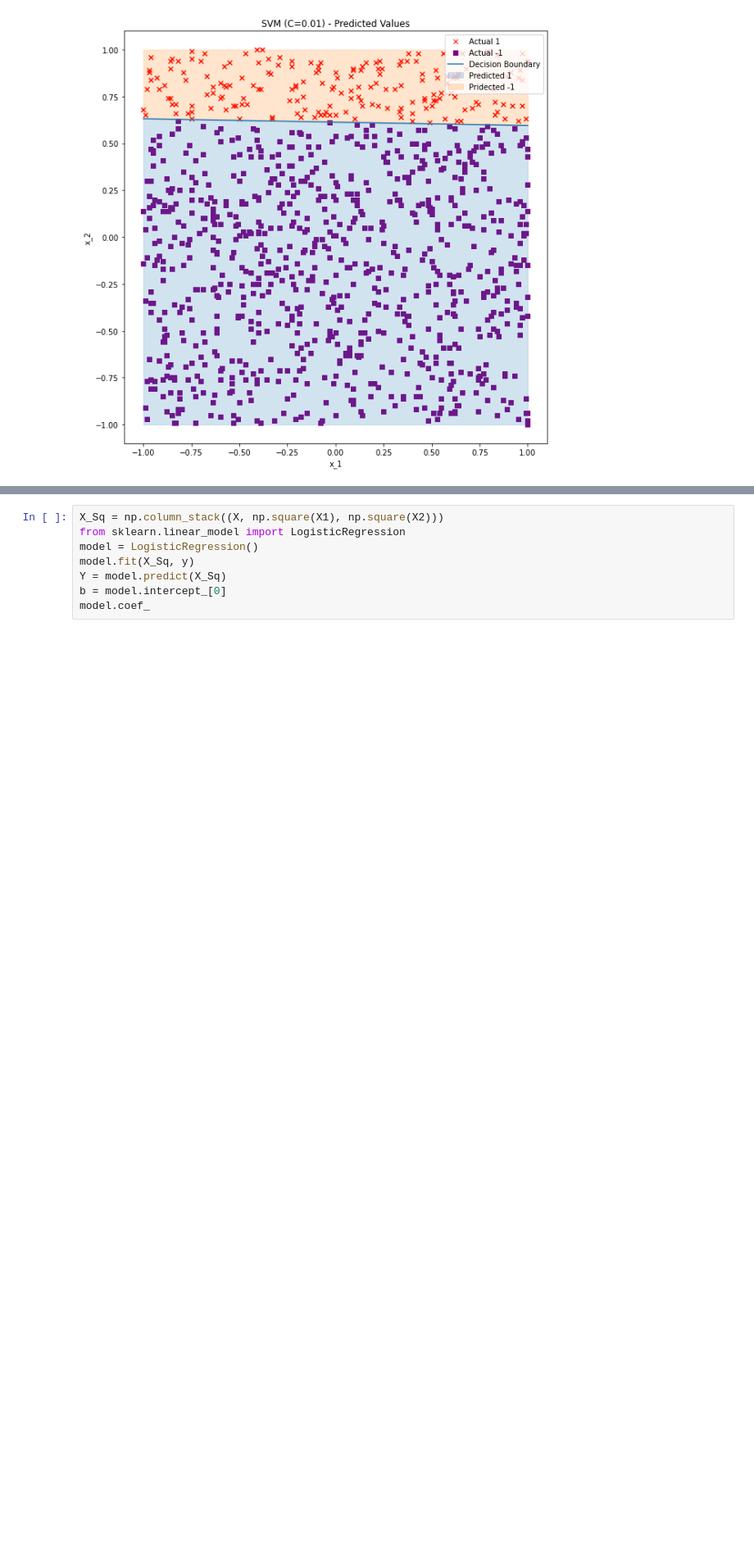
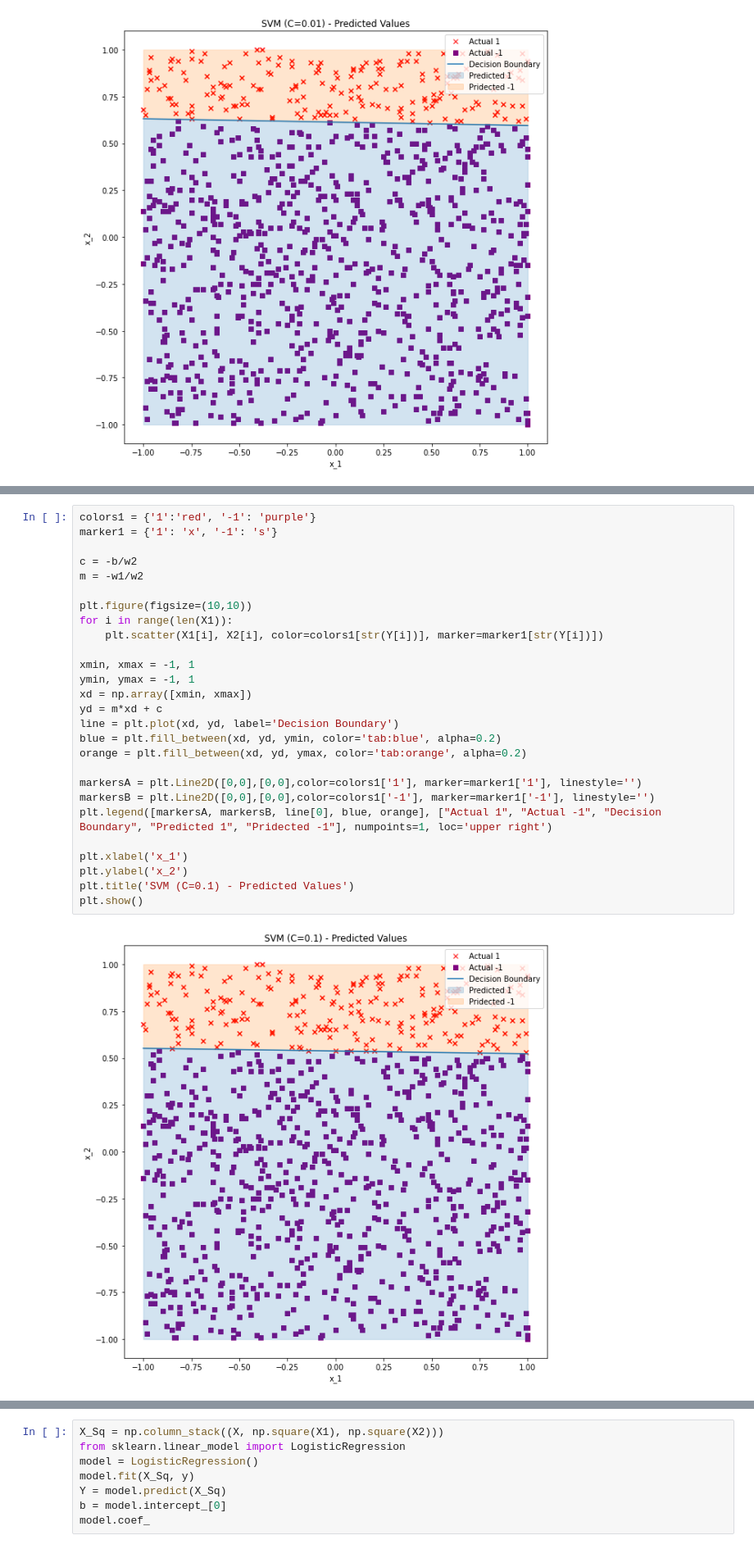
Before and after one commit to Shritesh99/ML_Assignments, a Jupyter notebook: week2/ML_Week2.ipynb, the cells around one changed output, grey strips where cells are left out. Shown at 82% size. Drawn from its saved outputs; the diff is of its cells as text; blank space fills up the shorter version.

```diff
--- a/week2/ML_Week2.ipynb
+++ b/week2/ML_Week2.ipynb
@@ -149,3 +158,32 @@ plt.show()
+# %%
+colors1 = {'1':'red', '-1': 'purple'}
+marker1 = {'1': 'x', '-1': 's'}
+
+c = -b/w2
+m = -w1/w2
+
+plt.figure(figsize=(10,10))
+for i in range(len(X1)):
+    plt.scatter(X1[i], X2[i], color=colors1[str(Y[i])], marker=marker1[str(Y[i])])
+
+xmin, xmax = -1, 1
+ymin, ymax = -1, 1
+xd = np.array([xmin, xmax])
+yd = m*xd + c
+line = plt.plot(xd, yd, label='Decision Boundary')
+blue = plt.fill_between(xd, yd, ymin, color='tab:blue', alpha=0.2)
+orange = plt.fill_between(xd, yd, ymax, color='tab:orange', alpha=0.2)
+
+markersA = plt.Line2D([0,0],[0,0],color=colors1['1'], marker=marker1['1'], linestyle='')
+markersB = plt.Line2D([0,0],[0,0],color=colors1['-1'], marker=marker1['-1'], linestyle='')
+plt.legend([markersA, markersB, line[0], blue, orange], ["Actual 1", "Actual -1", "Decision Boundary", "Predicted 1", "Pridected -1"], numpoints=1, loc='upper right')
+
+plt.xlabel('x_1')
+plt.ylabel('x_2')
+plt.title('SVM (C=0.1) - Predicted Values')
+plt.show()
+# %% [output]
+[figure, added]
 # %%
 from sklearn.svm import LinearSVC
 model = LinearSVC(C=1.0).fit(X, y)
```
Also changed, not shown: parts of 7 cells of this notebook, 1 other file.
